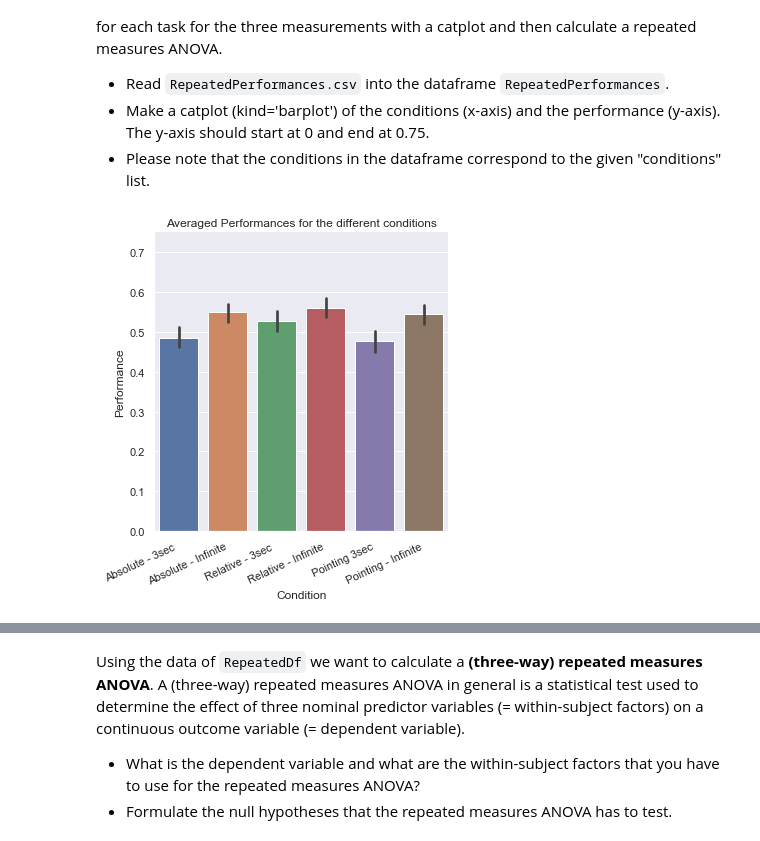
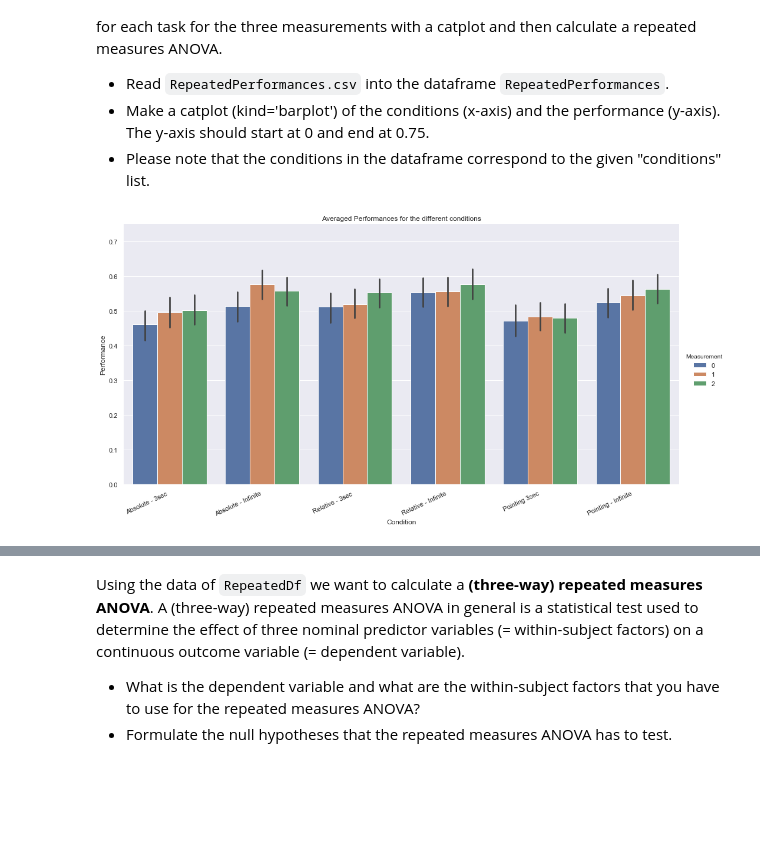
Before and after one commit to NBP-ACC/week-6-acc_01, a Jupyter notebook: sheet04.ipynb, the cells around one changed output, grey strips where cells are left out. Drawn from its saved outputs; the diff is of its cells as text; code cells hidden in the pictures; blank space fills up the shorter version.

```diff
--- a/sheet04.ipynb
+++ b/sheet04.ipynb
@@ -221,18 +221,19 @@ Now we want to take a closer look on the task performance (accuracy) also taking
 # %%
 conditions = ["Absolute - 3sec ","Absolute - Infinite","Relative - 3sec ",
               "Relative - Infinite","Pointing 3sec","Pointing - Infinite"]
 
 # read RepeatedPerformances.csv and store it as data frame
 REPPATH = os.getcwd()+ "/Data/RepeatedPerformances.csv"
 
 RepeatedPerformances = pd.read_csv(REPPATH)
 
 # create catplot and set axis and title, also rotate xticklabels for better readability
-ax = sns.catplot(x='Condition', y='Performance', data=RepeatedPerformances, kind='bar')
+ax = sns.catplot(x='Condition', y='Performance', hue='Measurement', data=RepeatedPerformances,
+                 kind='bar', height=7, aspect=2)
 ax.set(title= "Averaged Performances for the different conditions", ylim=[0, 0.75]);
 ax.set_xticklabels(conditions, rotation=25, ha="right");
 # %% [output]
-[figure, old version]
+[figure, new version]
 # %%
 # create a usable dataframe for the following analysis
 repgroup = RepeatedPerformances.groupby(['Measurement','Subject','Condition'], as_index=False)['Performance'].mean()
```
Also changed, not shown: parts of 1 cell of this notebook.
